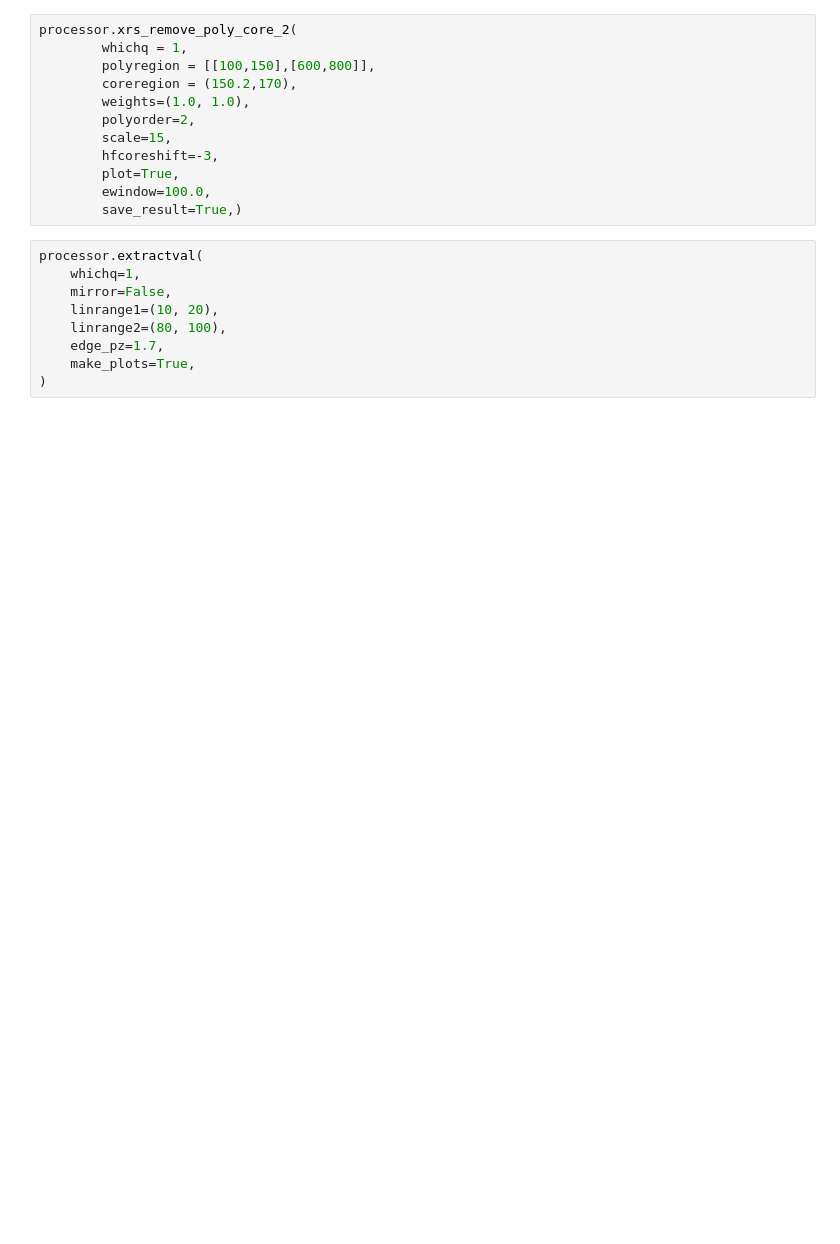
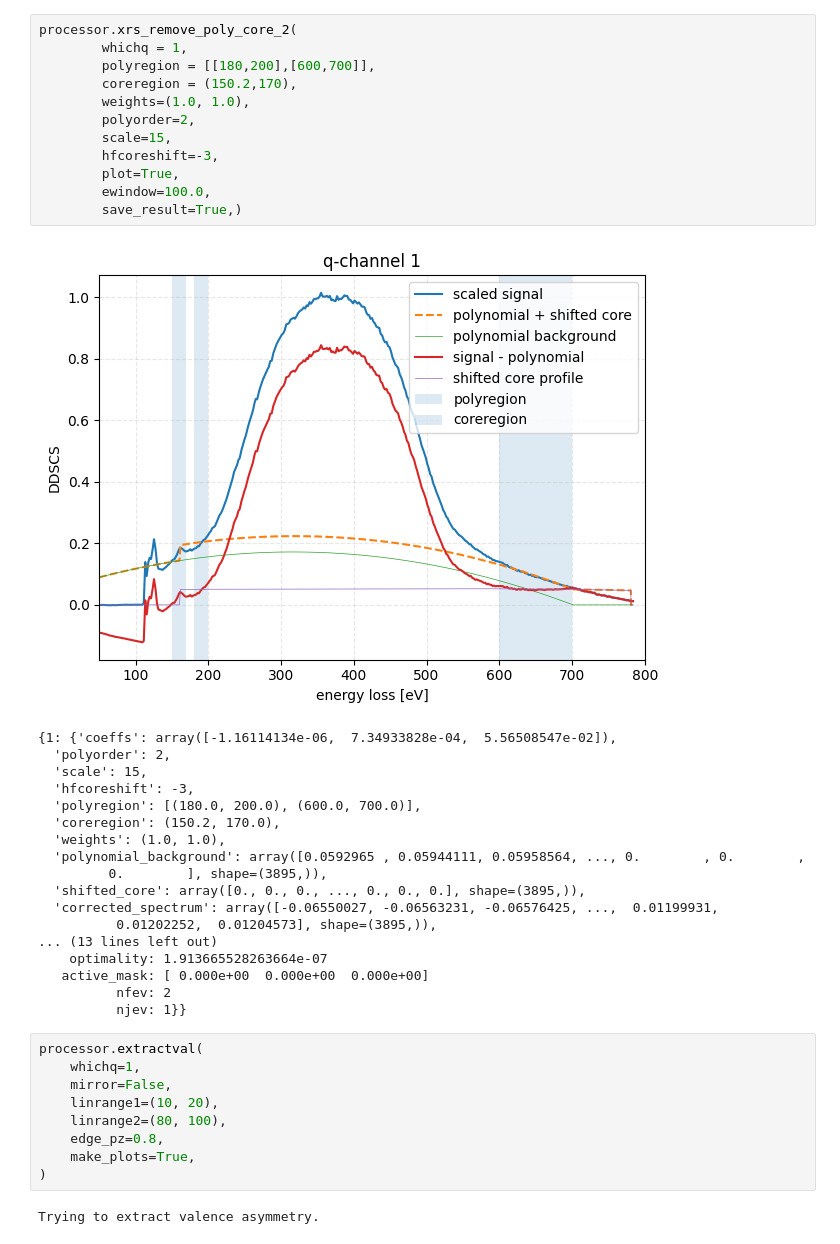
Before and after one commit to HCarrots/xrs_ana, a Jupyter notebook: ID_33_ana_high_q.ipynb, the cells around one changed output. Saved outputs shown, nothing was run; the diff lists cells and outputs as text; blank space fills up the shorter version.

```diff
--- a/ID_33_ana_high_q.ipynb
+++ b/ID_33_ana_high_q.ipynb
@@ -70,24 +106,45 @@ processor.xrs_remove_poly_core(
 # %%
 processor.xrs_remove_poly_core_2(
         whichq = 1,
-        polyregion = [[100,150],[600,800]],
+        polyregion = [[180,200],[600,700]],
         coreregion = (150.2,170),
         weights=(1.0, 1.0),
         polyorder=2,
         scale=15,
         hfcoreshift=-3,
         plot=True,
         ewindow=100.0,
         save_result=True,)
+# %% [output]
+[figure, added]
+{1: {'coeffs': array([-1.16114134e-06,  7.34933828e-04,  5.56508547e-02]),
+  'polyorder': 2,
+  'scale': 15,
+  'hfcoreshift': -3,
+  'polyregion': [(180.0, 200.0), (600.0, 700.0)],
+  'coreregion': (150.2, 170.0),
+  'weights': (1.0, 1.0),
+  'polynomial_background': array([0.0592965 , 0.05944111, 0.05958564, ..., 0.        , 0.        ,
+         0.        ], shape=(3895,)),
+  'shifted_core': array([0., 0., 0., ..., 0., 0., 0.], shape=(3895,)),
+  'corrected_spectrum': array([-0.06550027, -0.06563231, -0.06576425, ...,  0.01199931,
+          0.01202252,  0.01204573], shape=(3895,)),
+... (13 lines left out)
+    optimality: 1.913665528263664e-07
+   active_mask: [ 0.000e+00  0.000e+00  0.000e+00]
+          nfev: 2
+          njev: 1}}
 # %%
 processor.extractval(
     whichq=1,
     mirror=False,
     linrange1=(10, 20),
     linrange2=(80, 100),
-    edge_pz=1.7,
+    edge_pz=0.8,
     make_plots=True,
 )
+# %% [output]
+Trying to extract valence asymmetry.
 # %%
 plt.plot(processor.eloss,processor.valence,label = "valence")
 plt.plot(processor.eloss,processor.valasymmetry,label = "valasymmetry")
```
Also changed, not shown: parts of 6 cells of this notebook, 2 other files.
